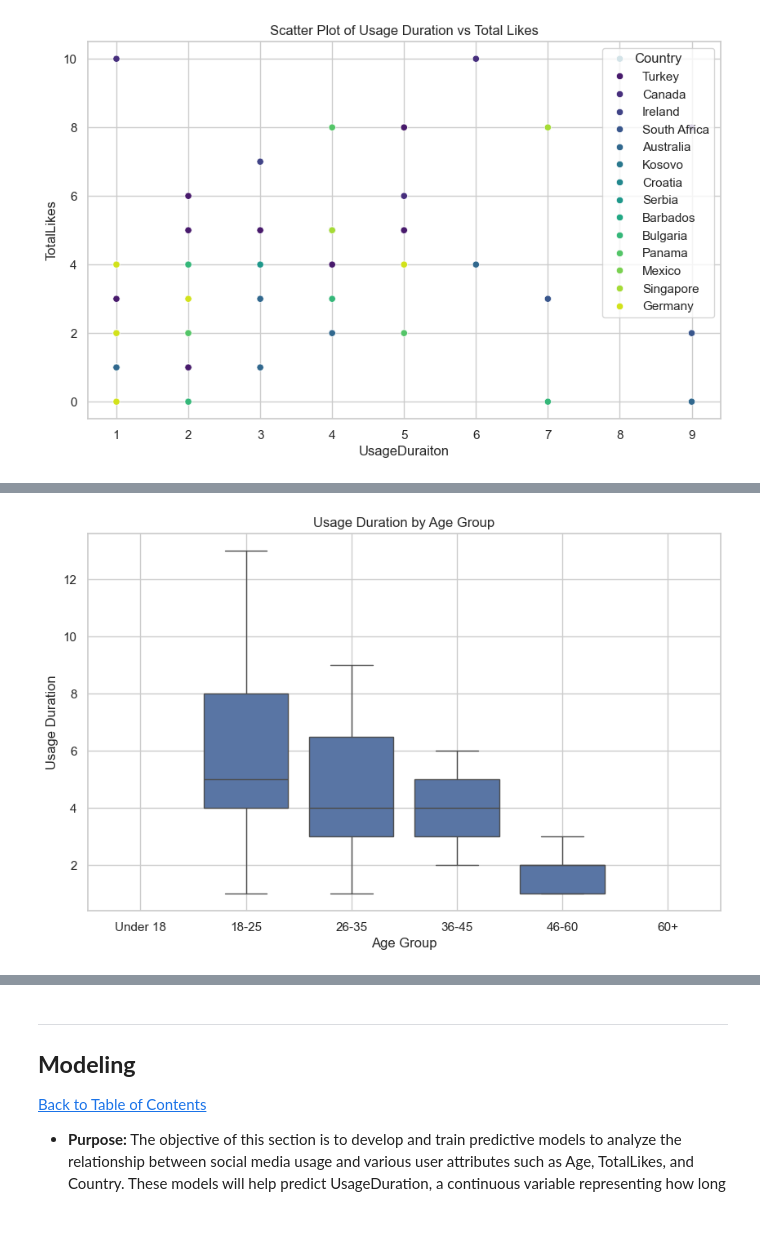
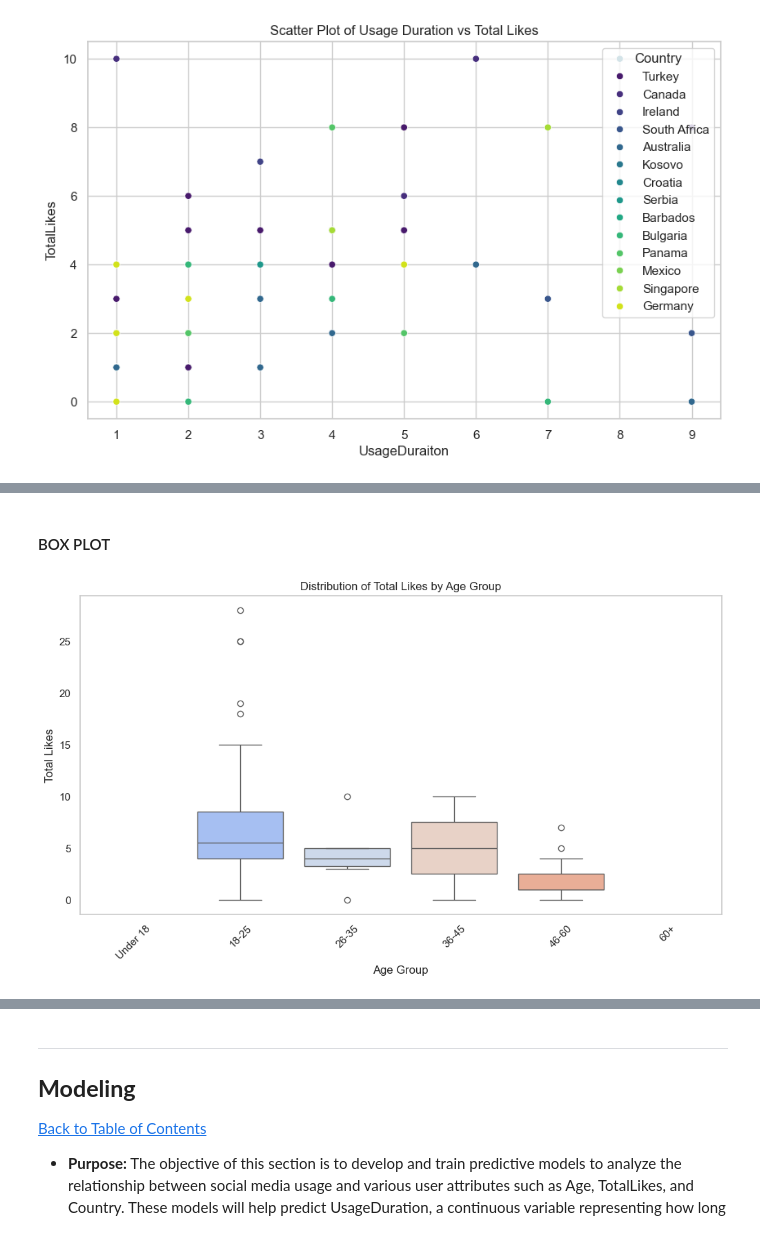
Before and after one commit to charmainemdluli/Social-Media-Usage-Analysis-A-Hypothetical-Data-Exploration, a Jupyter notebook: Social-Media-Usage-Analysis-A-Hypothetical-Data-Exploration.ipynb, the cells around one changed output, grey strips where cells are left out. Saved outputs shown, nothing was run; the diff lists cells and outputs as text; code cells hidden in the pictures.

```diff
--- a/Social-Media-Usage-Analysis-A-Hypothetical-Data-Exploration.ipynb
+++ b/Social-Media-Usage-Analysis-A-Hypothetical-Data-Exploration.ipynb
@@ -264,17 +261,0 @@ social_media_usage_cleaned = social_media_usage.copy()
-# %%
-#Please use code cells to code in and do not forget to comment your code.
-# Import necessary libraries for EDA
-import pandas as pd
-import seaborn as sns
-import matplotlib.pyplot as plt
-
-# Load the social media usage dataset
-social_media_usage_cleaned = pd.read_csv('social-media.csv')
-
-# Set a style for the plots
-sns.set(style="whitegrid")
-
-# 1. Distribution of numerical features using histograms
-data_cleaned.hist(figsize=(14, 10), bins=30, color='skyblue', edgecolor='black')
-plt.suptitle('Distribution of Numerical Features', fontsize=16)
-plt.show()
@@ -368,14 +351,31 @@ plt.show()
+# %% [markdown]
+#### BOX PLOT
 # %%
-# Create age groups (e.g., under 18, 18-25, 26-35, etc.)
-data['AgeGroup'] = pd.cut(data['Age'], bins=[0, 17, 25, 35, 45, 60, 100], labels=['Under 18', '18-25', '26-35', '36-45', '46-60', '60+'])
+import pandas as pd
+import seaborn as sns
+import matplotlib.pyplot as plt
 
-# Box plot of Usage Duration by Age Group
-plt.figure(figsize=(10, 6))
-sns.boxplot(data=data, x='AgeGroup', y='UsageDuraiton')
+# Load the social media usage dataset
+social_media_usage = pd.read_csv('social-media.csv')
+
+# Create a cleaned copy of the dataset
+social_media_usage_cleaned = social_media_usage.copy()
+
+# Create age groups if applicable
+social_media_usage_cleaned['AgeGroup'] = pd.cut(
+    social_media_usage_cleaned['Age'],
+    bins=[0, 17, 25, 35, 45, 60, 100],
+    labels=['Under 18', '18-25', '26-35', '36-45', '46-60', '60+']
+)
+
+# Create a box plot to visualize the distribution of total likes by age group
+plt.figure(figsize=(12, 6))
+sns.boxplot(data=social_media_usage_cleaned, x='AgeGroup', y='TotalLikes', palette='coolwarm')
 plt.xlabel('Age Group')
-plt.ylabel('Usage Duration')
-plt.title('Usage Duration by Age Group')
-plt.grid(True)
+plt.ylabel('Total Likes')
+plt.title('Distribution of Total Likes by Age Group')
+plt.xticks(rotation=45)
+plt.grid(axis='y')
 plt.show()
 # %% [output]
-[figure, old version]
+[figure, new version]
```
Also changed, not shown: parts of 16 cells of this notebook.
